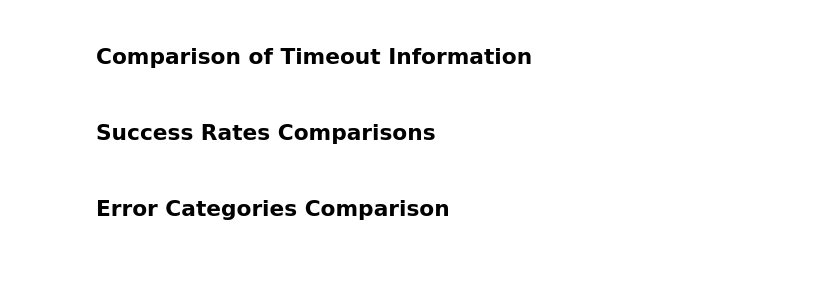
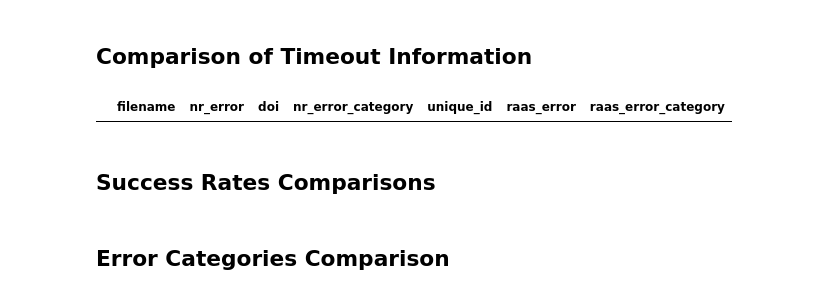
Before and after one commit to jwons/raas-eval, a Jupyter notebook: scripts/generate_figures_plots.ipynb, the cells around one changed output. Cells and saved outputs as stored; diff of their text form; code cells hidden in the pictures; blank space fills up the shorter version.

```diff
--- a/scripts/generate_figures_plots.ipynb
+++ b/scripts/generate_figures_plots.ipynb
@@ -515,6 +519,10 @@ timed_out_md = replace_total_perc_table(timed_out_md, num_datasets_both_complete
 timed_out_md = replace_total_perc_table(timed_out_md, num_scripts_both_completed, "{0:.4g}".format(num_scripts_both_completed / num_total_scripts * 100), "SC_BOTH_DONE")
 
 write_file_from_string("timed_out_comparisons.md", timed_out_md)
+# %%
+both_scripts_complete_df[both_scripts_complete_df["raas_error"] == "timed out"]
+# %% [output]
+|  | filename | nr_error | doi | nr_error_category | unique_id | raas_error | raas_error_category |
 # %% [markdown]
 ## Success Rates Comparisons
 # %%
```
Also changed, not shown: parts of 9 cells of this notebook, 20 other files.
